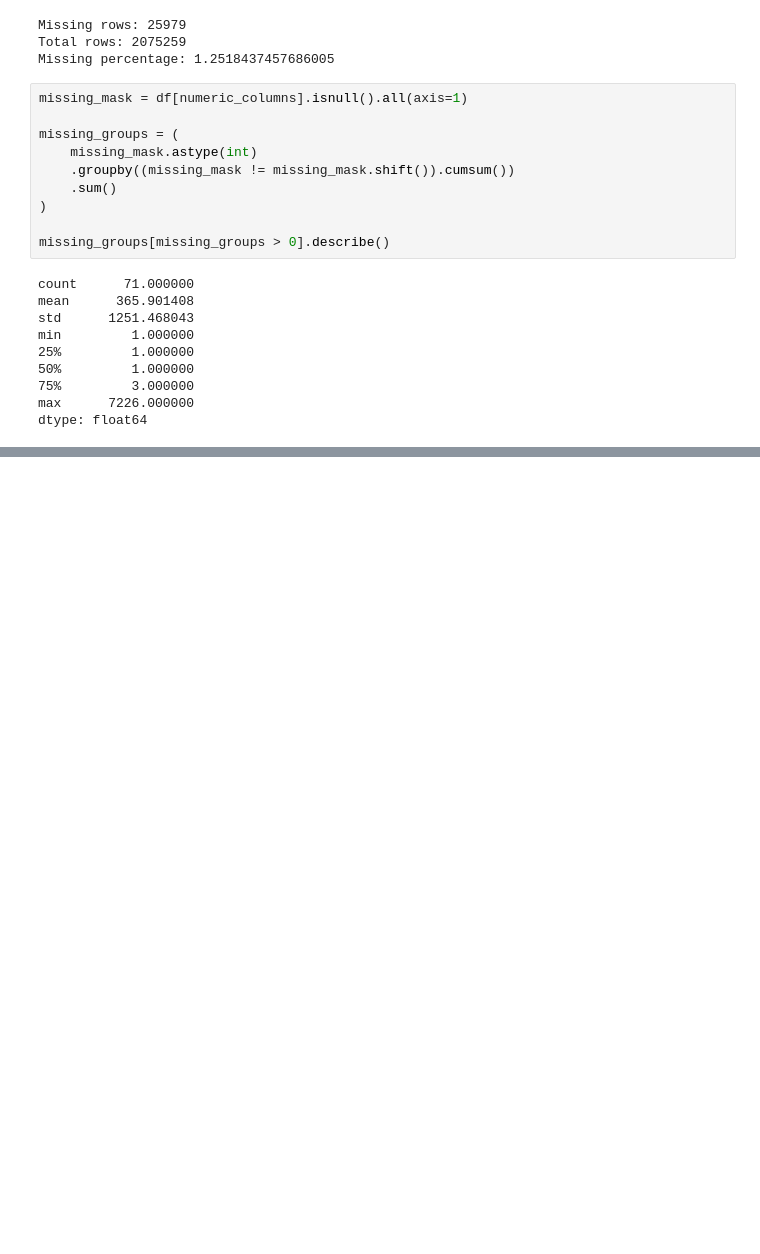
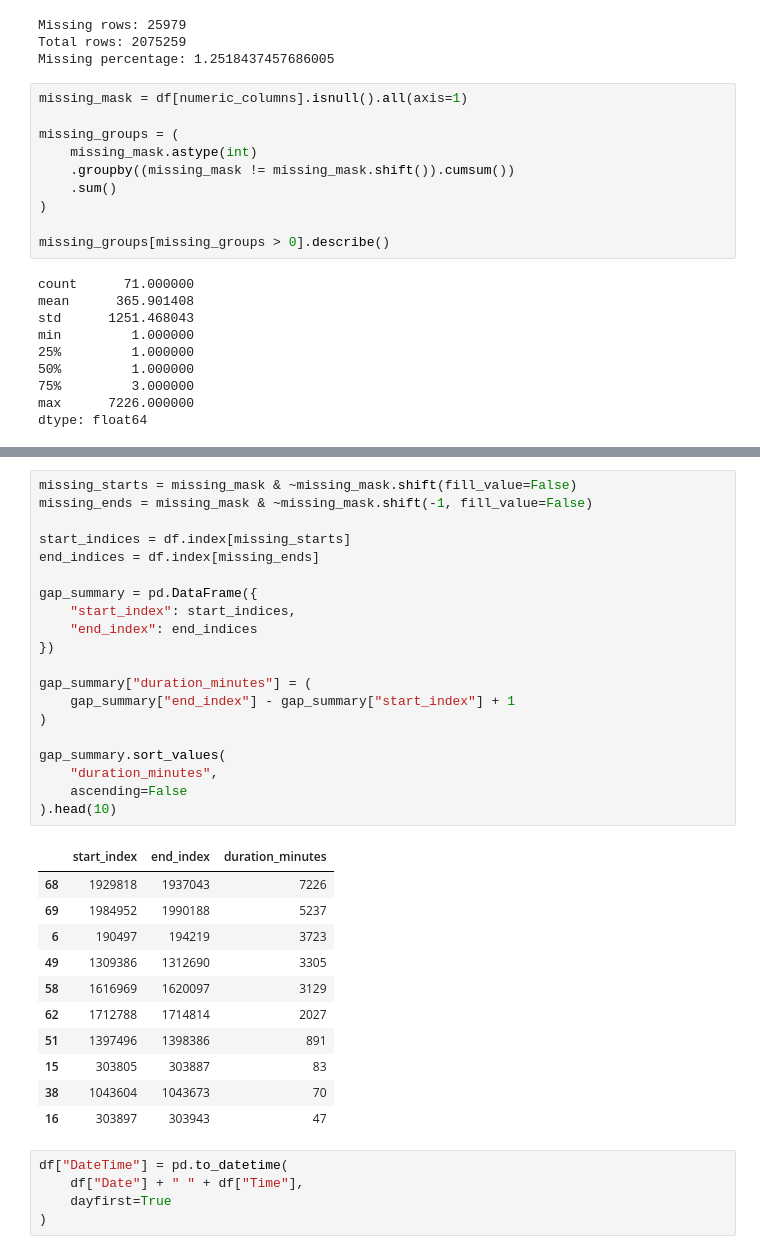
Before and after one commit to bhavyarattan21/smart-energy-forecasting, a Jupyter notebook: notebooks/01_data_understanding.ipynb, the cells around one changed output, grey strips where cells are left out. Cells and saved outputs as stored; diff of their text form; blank space fills up the shorter version.

```diff
--- a/notebooks/01_data_understanding.ipynb
+++ b/notebooks/01_data_understanding.ipynb
@@ -217,0 +304,37 @@ dtype: float64
+# %%
+missing_starts = missing_mask & ~missing_mask.shift(fill_value=False)
+missing_ends = missing_mask & ~missing_mask.shift(-1, fill_value=False)
+
+start_indices = df.index[missing_starts]
+end_indices = df.index[missing_ends]
+
+gap_summary = pd.DataFrame({
+    "start_index": start_indices,
+    "end_index": end_indices
+})
+
+gap_summary["duration_minutes"] = (
+    gap_summary["end_index"] - gap_summary["start_index"] + 1
+)
+
+gap_summary.sort_values(
+    "duration_minutes",
+    ascending=False
+).head(10)
+# %% [output]
+|  | start_index | end_index | duration_minutes |
+| 68 | 1929818 | 1937043 | 7226 |
+| 69 | 1984952 | 1990188 | 5237 |
+| 6 | 190497 | 194219 | 3723 |
+| 49 | 1309386 | 1312690 | 3305 |
+| 58 | 1616969 | 1620097 | 3129 |
+| 62 | 1712788 | 1714814 | 2027 |
+| 51 | 1397496 | 1398386 | 891 |
+| 15 | 303805 | 303887 | 83 |
+| 38 | 1043604 | 1043673 | 70 |
+| 16 | 303897 | 303943 | 47 |
+# %%
+df["DateTime"] = pd.to_datetime(
+    df["Date"] + " " + df["Time"],
+    dayfirst=True
+)
```
Also changed, not shown: parts of 11 cells of this notebook.
